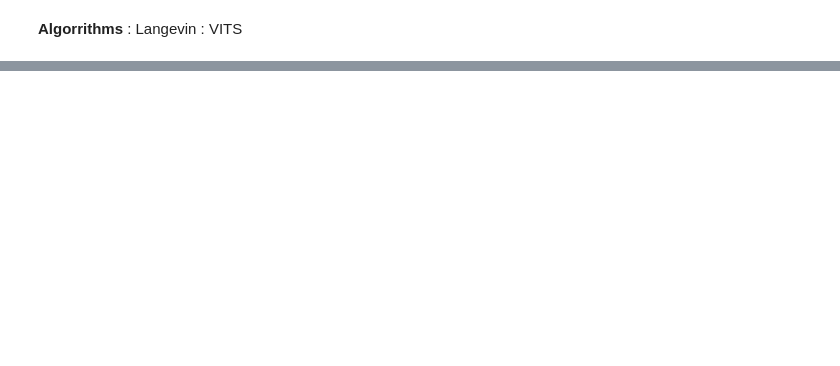
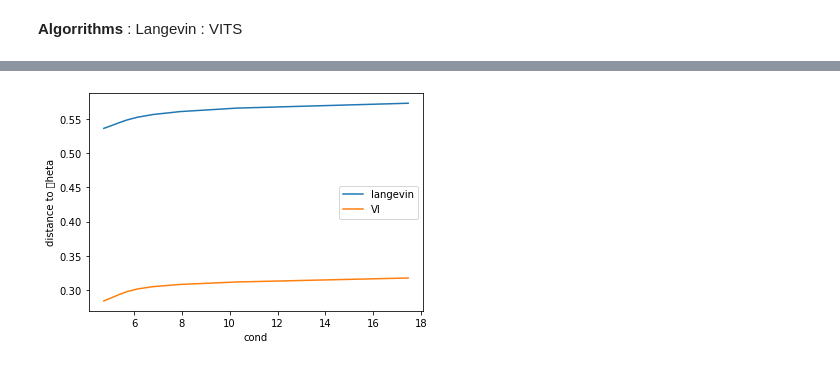
Before and after one commit to TeamTomHuix/vits_aistat, a Jupyter notebook: Langevin VS VITS.ipynb, the cells around one changed output, grey strips where cells are left out. Saved outputs shown, nothing was run; the diff lists cells and outputs as text; code cells hidden in the pictures; blank space fills up the shorter version.

```diff
--- a/Langevin VS VITS.ipynb
+++ b/Langevin VS VITS.ipynb
@@ -238,0 +373,68 @@ plt.plot(distVI)
+# %%
+dists_langevin=[]
+dists_VI=[]
+dist_seed_langevin=[]
+dist_seed_VI=[]
+
+#ranks=[100,50 ,40,30,20,18,15,12,10,9,8,7,6,5,4,3]
+ranks=[10,9,8,7,6,5,4,3,2]
+#ranks=[20]
+seeds=np.arange(10)+1
+
+
+max_iter=500
+lbd=0.005
+eta=12
+h=1/500
+
+
+max_iter=200
+lbd=1
+eta=1
+h=1/10000
+
+conds=[]
+for rank in ranks:
+
+    for seed in seeds:
+        np.random.seed(seed=seed+1000)
+        final_langevin=[]
+        final_VI=[]
+
+
+
+        x, y, true_weights,cond = regression_model(n_samples=2000, n_features=20, n_informative=20, n_targets=1,
+                 bias=0.0, effective_rank=rank,
+                 tail_strength=0.5, noise=0.5, lbd=lbd,
+                 shuffle=True, coef=True, random_state=seed)
+
+
+        langevin=LMC(true_weights,true_weights.shape[0],max_iter,lbd,eta,h)
+        VI=VI_gaussian(true_weights,true_weights.shape[0],max_iter,lbd,eta,h)
+
+        _, dist_mean ,_= langevin.run(x,y)
+        _,_,distVI= VI.run(x,y)
+
+
+        dists_langevin.append(dist_mean[-1:])
+        dists_VI.append(distVI[-1:])
+
+    conds.append(cond)
+    final_langevin=np.mean(dists_langevin,axis=0)
+    final_VI=np.mean(dists_VI,axis=0)
+
+
+    dist_seed_langevin.append(final_langevin)
+    dist_seed_VI.append(final_VI)
+
+
+
+
+plt.plot(conds,dist_seed_langevin,label="langevin")
+plt.plot(conds,dist_seed_VI,label="VI")
+plt.xlabel("cond")
+plt.ylabel("distance to \theta")
+plt.legend()
+plt.show()
+# %% [output]
+[figure, added]
```
Also changed, not shown: parts of 14 cells of this notebook.
